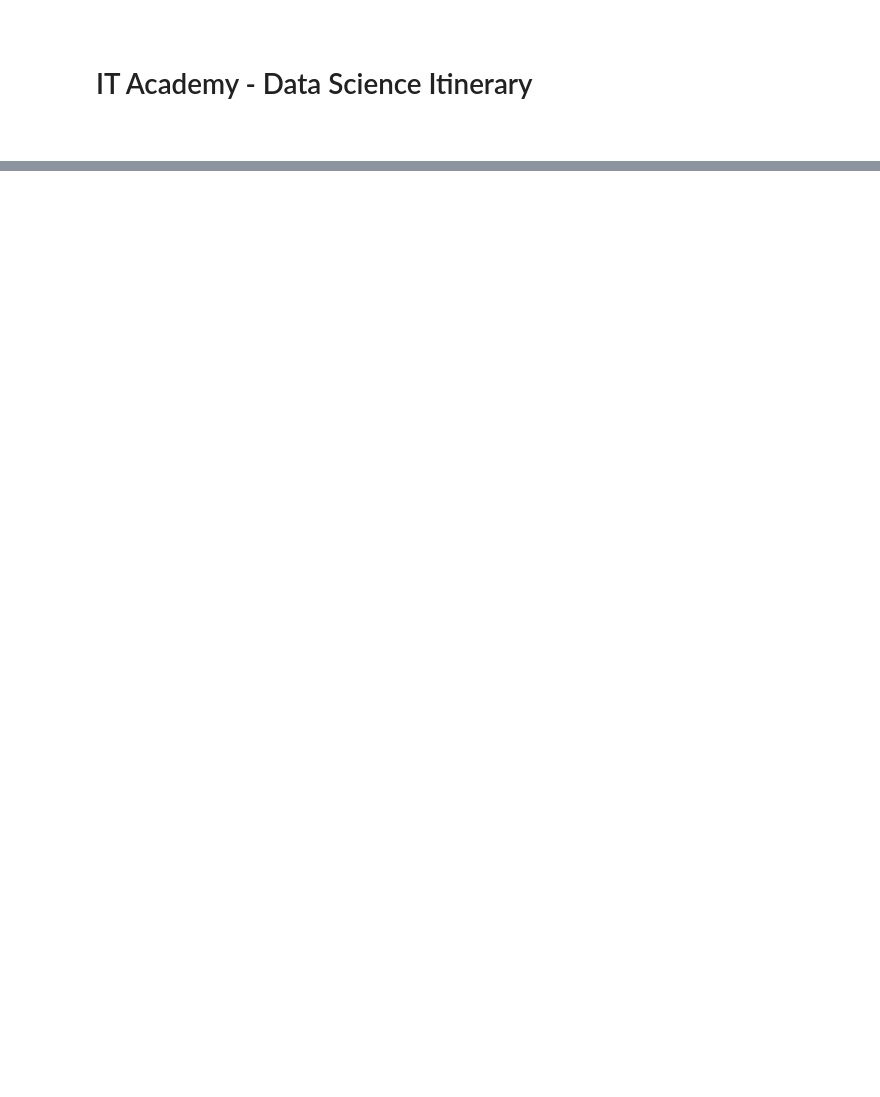
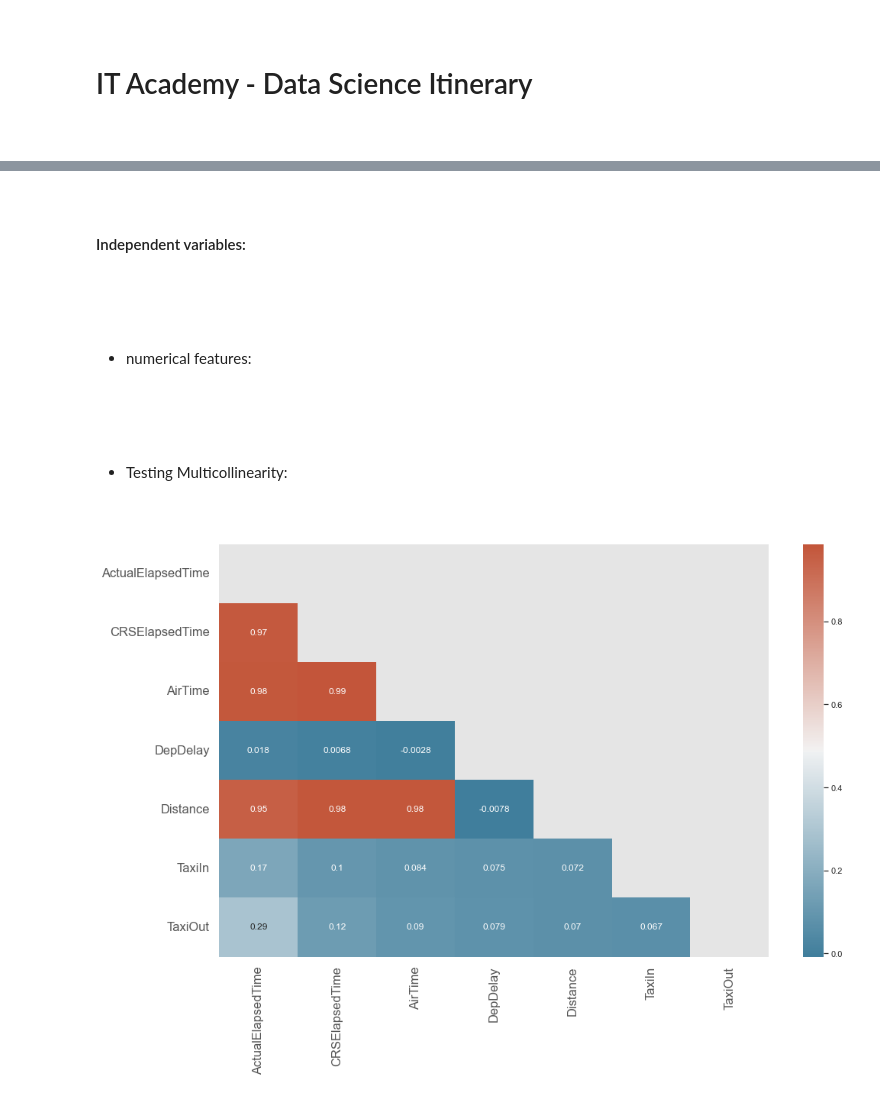
Before and after one commit to Pevicsanch/supervised-learning-classification, a Jupyter notebook: s10_t01_classification_algorithms.ipynb, the cells around one changed output, grey strips where cells are left out. Drawn from its saved outputs; the diff is of its cells as text; code cells hidden in the pictures; blank space fills up the shorter version.

```diff
--- a/s10_t01_classification_algorithms.ipynb
+++ b/s10_t01_classification_algorithms.ipynb
@@ -69,0 +342,40 @@ ___
+# %% [markdown]
+$~$
+
+#### Independent variables:
+
+$~$
+# %%
+
+# # independent variables
+X = df_analisys.drop(["ArrDelay", "with_delay"], axis=1)
+# %% [markdown]
+$~$
+
++ numerical features:
+
+$~$
+# %%
+#filter numerical variables
+
+X_num= X.select_dtypes(include=["int64","float64"])
+# %% [markdown]
+$~$
+
++ Testing Multicollinearity:
+
+$~$
+# %%
+# Correlation matrix
+fig, ax = plt.subplots(figsize=(15, 10))
+corr = X_num.corr()
+sns.set_theme(style="white")
+cmap = sns.diverging_palette(230, 20, as_cmap=True)
+
+matrix = np.triu(corr)
+sns.heatmap(corr, annot=True, mask=matrix, cmap=cmap)
+
+plt.tight_layout()
+plt.show()
+# %% [output]
+[figure, added]
```
Also changed, not shown: parts of 180 cells of this notebook.
